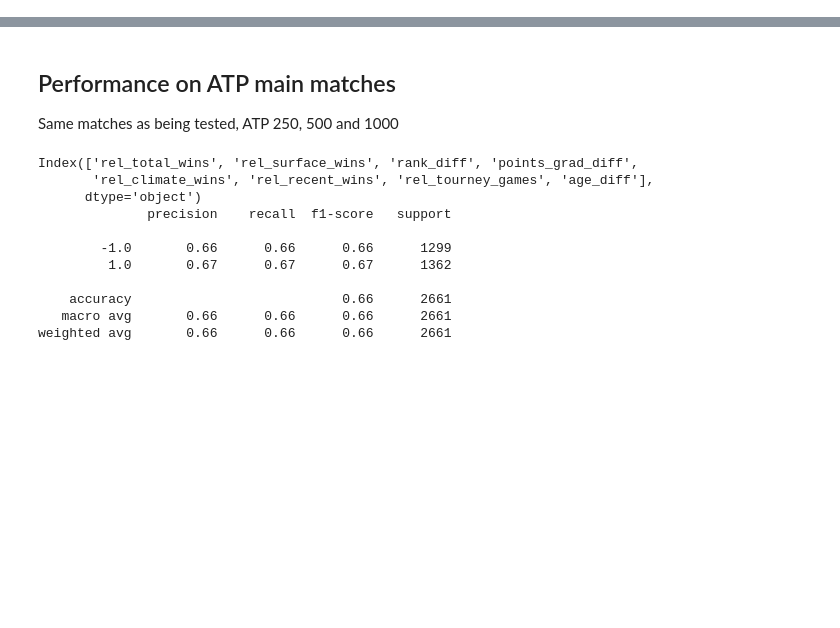
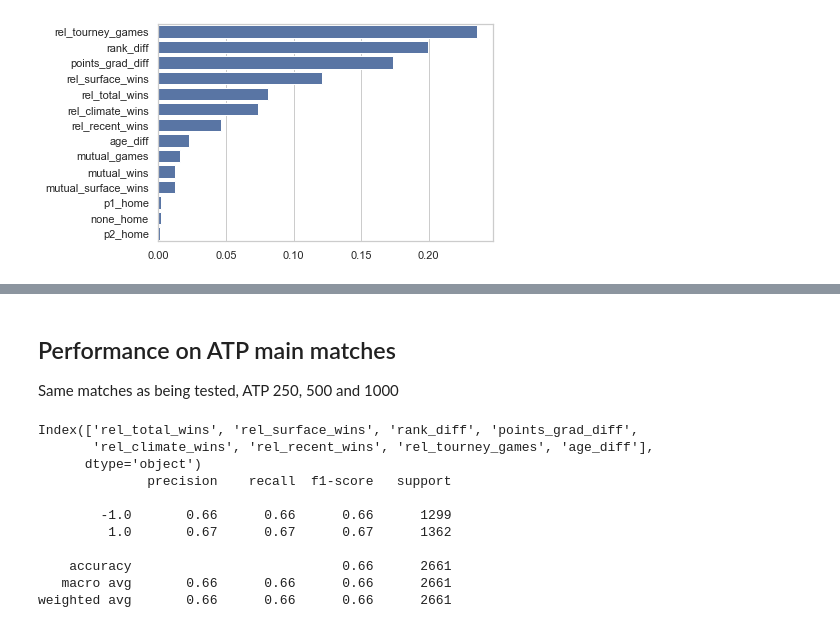
Before and after one commit to jost95/atp-tennis-predictions, a Jupyter notebook: feature_evaluation.ipynb, the cells around one changed output, grey strips where cells are left out. Drawn from its saved outputs; the diff is of its cells as text; code cells hidden in the pictures; blank space fills up the shorter version.

```diff
--- a/feature_evaluation.ipynb
+++ b/feature_evaluation.ipynb
@@ -67,15 +0,0 @@ data_train = data_train.loc[data_mask]
-# %%
-drop_cols = ['outcome', 'tourney_date', 'player_1', 'player_2']
-y_train = data_train.outcome
-X_train = data_train.drop(drop_cols, axis=1)
-
-# Fource tourney level to represent difficulty
-X_train.tourney_level[X_train.tourney_level == 4] = 3
-X_train.tourney_level[X_train.tourney_level == 5] = 4
-X_train.tourney_level[X_train.tourney_level == 6] = 4
-
-scale_cols = ['tourney_level', 'age_diff']
-X_train[scale_cols] = StandardScaler().fit_transform(X_train[scale_cols])
-X_train, X_val, y_train, y_val = train_test_split(X_train, y_train, test_size=0.33, random_state=42)
-
-display(X_train)
@@ -126,9 +0,0 @@ How does each feature affect the accuracy of our model?
-# %%
-model = RandomForestClassifier(max_depth=10)
-model.fit(X_train, y_train)
-
-sns.set(style="whitegrid")
-feat_imp = pd.Series(model.feature_importances_, index=X_train.columns)
-feat_imp = feat_imp.sort_values(ascending=False)
-sns.barplot(x=feat_imp.to_list(), y=feat_imp.index, color='b')
-plt.show()
@@ -206,0 +135,13 @@ weighted avg       0.73      0.73      0.73     30174
+# %%
+rf_model = RandomForestClassifier(max_depth=rf_max_depth, n_estimators=rf_estimators)
+rf_model.fit(X_train, y_train)
+
+def plot_rf_feat_imp(importances, columns):
+    feat_imp = pd.Series(importances, index=columns)
+    feat_imp = feat_imp.sort_values(ascending=False)
+    sns.barplot(x=feat_imp.to_list(), y=feat_imp.index, color='b')
+    plt.show()
+
+plot_rf_feat_imp(rf_model.feature_importances_, X_train.columns)
+# %% [output]
+[figure, added]
```
Also changed, not shown: parts of 41 cells of this notebook.
